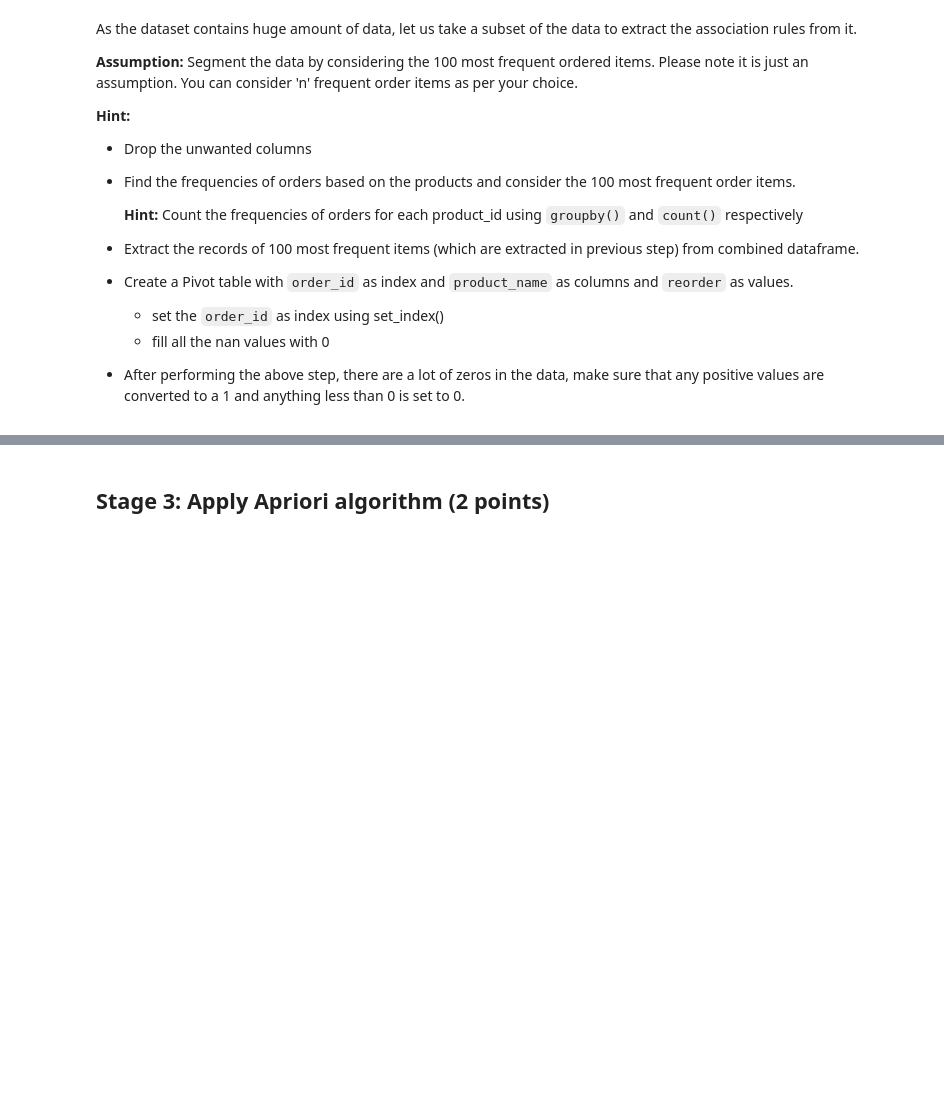
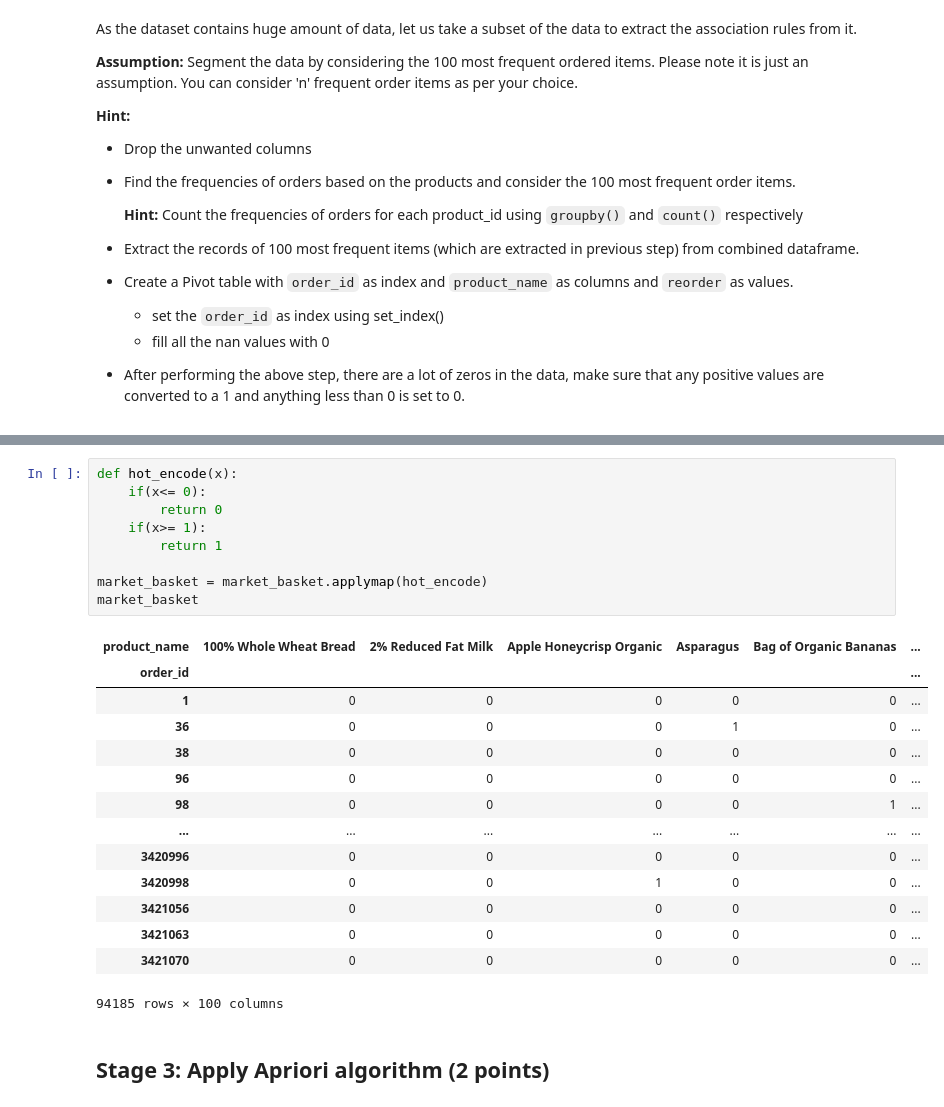
Before and after one commit to surabhi13gupta/CDS, a Jupyter notebook: Module 8/MP1/Market_Basket_Analysis.ipynb, the cells around one changed output, grey strips where cells are left out. Saved outputs shown, nothing was run; the diff lists cells and outputs as text; blank space fills up the shorter version.

```diff
--- a/Module 8/MP1/Market_Basket_Analysis.ipynb
+++ b/Module 8/MP1/Market_Basket_Analysis.ipynb
@@ -361,3 +479,27 @@ As the dataset contains huge amount of data, let us take a subset of the data to
+# %%
+def hot_encode(x):
+    if(x<= 0):
+        return 0
+    if(x>= 1):
+        return 1
+
+market_basket = market_basket.applymap(hot_encode)
+market_basket
+# %% [output]
+| product_name | 100% Whole Wheat Bread | 2% Reduced Fat Milk | Apple Honeycrisp Organic | Asparagus | Bag of Organic Bananas | ... |
+| order_id |  |  |  |  |  | ... |
+| 1 | 0 | 0 | 0 | 0 | 0 | ... |
+| 36 | 0 | 0 | 0 | 1 | 0 | ... |
+| 38 | 0 | 0 | 0 | 0 | 0 | ... |
+| 96 | 0 | 0 | 0 | 0 | 0 | ... |
+| 98 | 0 | 0 | 0 | 0 | 1 | ... |
+| ... | ... | ... | ... | ... | ... | ... |
+| 3420996 | 0 | 0 | 0 | 0 | 0 | ... |
+| 3420998 | 0 | 0 | 1 | 0 | 0 | ... |
+| 3421056 | 0 | 0 | 0 | 0 | 0 | ... |
+| 3421063 | 0 | 0 | 0 | 0 | 0 | ... |
+| 3421070 | 0 | 0 | 0 | 0 | 0 | ... |
+94185 rows × 100 columns
 # %% [markdown]
 ## **Stage 3:** Apply Apriori algorithm (2 points)
 # %% [markdown]
```
Also changed, not shown: parts of 14 cells of this notebook.
